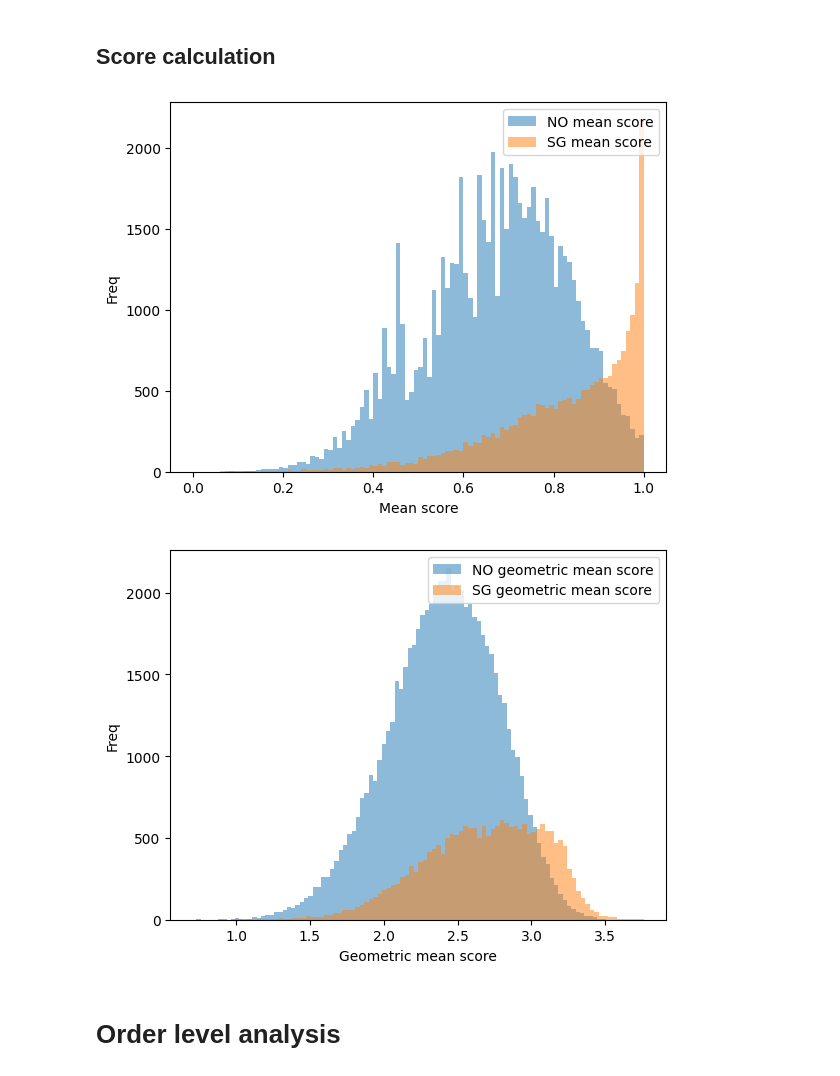
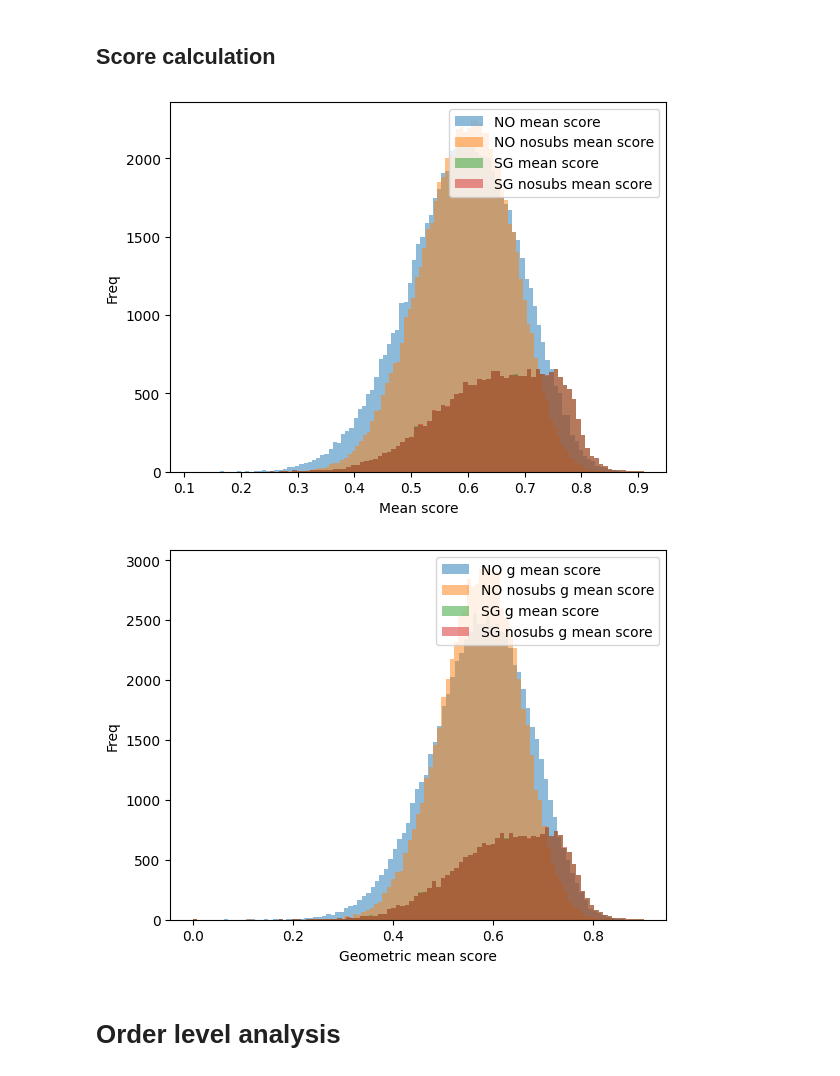
Before and after one commit to AChiaraCapuano/incentives_analysis, a Jupyter notebook: analysis_nb.ipynb, the cells around one changed output. Cells and saved outputs as stored; diff of their text form; code cells hidden in the pictures.

```diff
--- a/analysis_nb.ipynb
+++ b/analysis_nb.ipynb
@@ -178,7 +210,9 @@ df_sol_SG = df_solSG_.merge(df_avg_order_SG[['analytical_customer_id', 'mean_inc
 # %%
 for col in ['used_incentive', 'has_free_delivery', 'incentive_basket_value', 'mean_incentive_value']:
     df_sol[col+'_normalized'] = np.where(df_sol[col] != 0, np.log10(df_sol[col]), 0)
+    df_sol_nosubs[col+'_normalized'] = np.where(df_sol_nosubs[col] != 0, np.log10(df_sol_nosubs[col]), 0)
     df_sol_SG[col+'_normalized'] = np.where(df_sol_SG[col] != 0, np.log10(df_sol_SG[col]), 0)
+    df_sol_SG_nosubs[col+'_normalized'] = np.where(df_sol_SG_nosubs[col] != 0, np.log10(df_sol_SG_nosubs[col]), 0)
 # %%
 plt.hist(df_sol['used_incentive_normalized'], bins=100, label="NO used_incentive_normalized", alpha=0.5);
 plt.hist(df_sol['has_free_delivery_normalized'], bins=100, label="NO has_free_delivery_normalized", alpha=0.5);
@@ -200,7 +250,9 @@ scaler = MinMaxScaler()
 columns_to_scale = [col for col in df_sol.columns if 'normalized' in col]
 
 df_sol[columns_to_scale] = scaler.fit_transform(df_sol[columns_to_scale])
+df_sol_nosubs[columns_to_scale] = scaler.fit_transform(df_sol_nosubs[columns_to_scale])
 df_sol_SG[columns_to_scale] = scaler.fit_transform(df_sol_SG[columns_to_scale])
+df_sol_SG_nosubs[columns_to_scale] = scaler.fit_transform(df_sol_SG_nosubs[columns_to_scale])
 # %%
 plt.hist(df_sol['used_incentive_normalized'], bins=100, label="NO used_incentive_normalized", alpha=0.5);
 plt.hist(df_sol['has_free_delivery_normalized'], bins=100, label="NO has_free_delivery_normalized", alpha=0.5);
@@ -238,29 +290,38 @@ Text(0, 0.5, 'Avg incentive value/basket')
 # %%
 def calculate_score(row):
     return (row['used_incentive_normalized']+row['has_free_delivery_normalized']+\
-            row['incentive_basket_value_normalized']+row['mean_incentive_value_normalized']),\
-            gmean(row['used_incentive_normalized']+row['has_free_delivery_normalized']+\
-            row['incentive_basket_value_normalized']+row['mean_incentive_value_normalized'])
+            row['incentive_basket_value_normalized']+row['mean_incentive_value_normalized'])/4,\
+            gmean([row['used_incentive_normalized'],row['has_free_delivery_normalized'],\
+            row['incentive_basket_value_normalized'],row['mean_incentive_value_normalized']])
 # %%
 df_sol['mean_score'] = df_sol.apply(lambda x: calculate_score(x)[0], axis=1)
 df_sol['g_mean_score'] = df_sol.apply(lambda x: calculate_score(x)[1], axis=1)
 df_sol_SG['mean_score'] = df_sol_SG.apply(lambda x: calculate_score(x)[0], axis=1)
 df_sol_SG['g_mean_score']= df_sol_SG.apply(lambda x: calculate_score(x)[1], axis=1)
+
+df_sol_nosubs['mean_score'] = df_sol_nosubs.apply(lambda x: calculate_score(x)[0], axis=1)
+df_sol_nosubs['g_mean_score'] = df_sol_nosubs.apply(lambda x: calculate_score(x)[1], axis=1)
+df_sol_SG_nosubs['mean_score'] = df_sol_SG_nosubs.apply(lambda x: calculate_score(x)[0], axis=1)
+df_sol_SG_nosubs['g_mean_score']= df_sol_SG_nosubs.apply(lambda x: calculate_score(x)[1], axis=1)
 # %%
-plt.hist(df_sol['used_incentive_normalized'], bins=100, label="NO mean score", alpha=0.5);
-plt.hist(df_sol_SG['used_incentive_normalized'], bins=100, label="SG mean score", alpha=0.5);
+plt.hist(df_sol['mean_score'], bins=100, label="NO mean score", alpha=0.5);
+plt.hist(df_sol_nosubs['mean_score'], bins=100, label="NO nosubs mean score", alpha=0.5);
+plt.hist(df_sol_SG['mean_score'], bins=100, label="SG mean score", alpha=0.5);
+plt.hist(df_sol_SG_nosubs['mean_score'], bins=100, label="SG nosubs mean score", alpha=0.5);
 plt.xlabel('Mean score')
 plt.ylabel('Freq')
 plt.legend(loc='upper right');
 # %% [output]
-[figure, old version]
+[figure, new version]
 # %%
-plt.hist(df_sol['g_mean_score'], bins=100, label="NO geometric mean score", alpha=0.5);
-plt.hist(df_sol_SG['g_mean_score'], bins=100, label="SG geometric mean score", alpha=0.5);
+plt.hist(df_sol['g_mean_score'], bins=100, label="NO g mean score", alpha=0.5);
+plt.hist(df_sol_nosubs['g_mean_score'], bins=100, label="NO nosubs g mean score", alpha=0.5);
+plt.hist(df_sol_SG['g_mean_score'], bins=100, label="SG g mean score", alpha=0.5);
+plt.hist(df_sol_SG_nosubs['g_mean_score'], bins=100, label="SG nosubs g mean score", alpha=0.5);
 plt.xlabel('Geometric mean score')
 plt.ylabel('Freq')
 plt.legend(loc='upper right');
 # %% [output]
-[figure, old version]
+[figure, new version]
 # %%
 df_sol.to_csv('NO_2023_incentive_score.csv')
```
Also changed, not shown: parts of 34 cells of this notebook.
